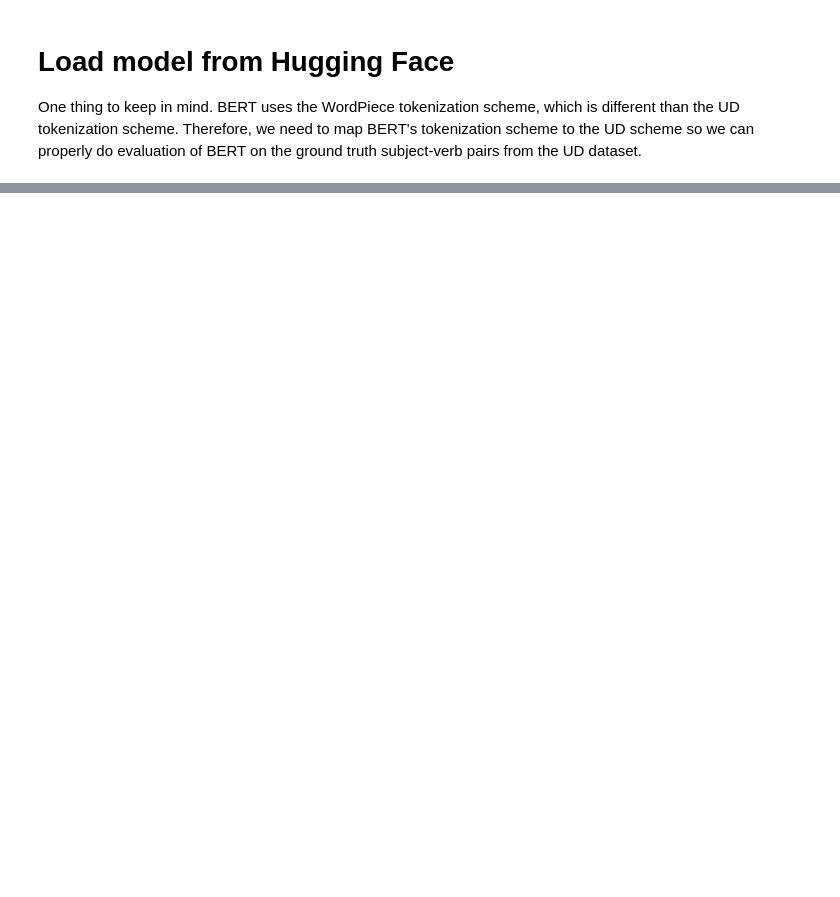
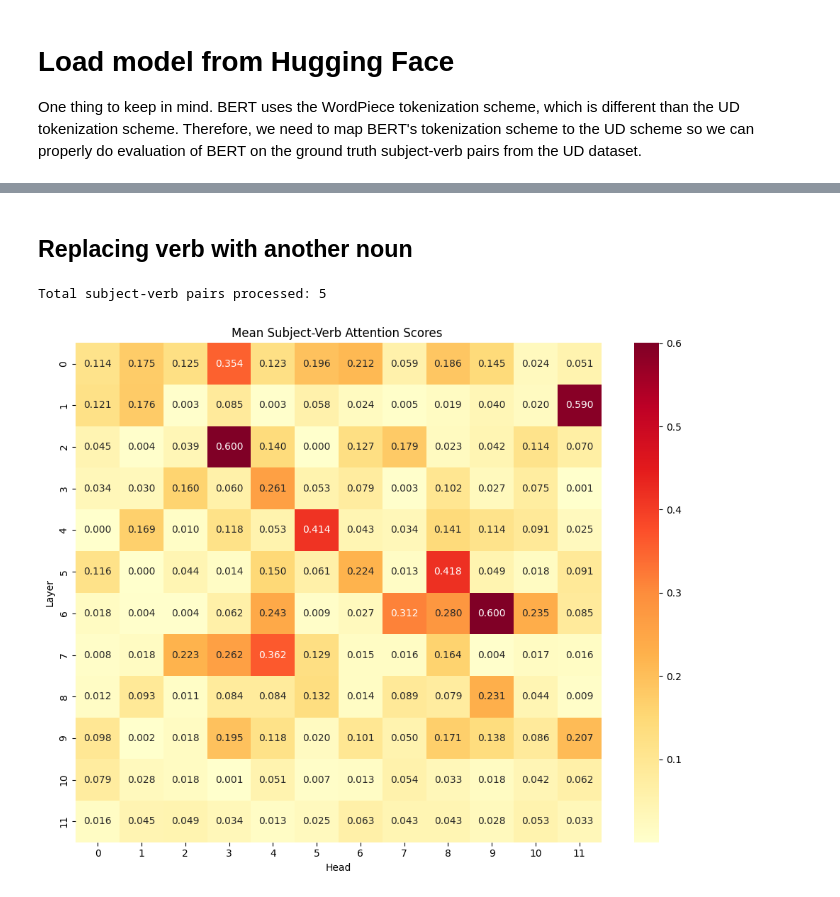
Before and after one commit to vulong2505/attention-visualizer, a Jupyter notebook: subject_verb_attention_analysis.ipynb, the cells around one changed output, grey strips where cells are left out. Drawn from its saved outputs; the diff is of its cells as text; code cells hidden in the pictures; blank space fills up the shorter version.

```diff
--- a/subject_verb_attention_analysis.ipynb
+++ b/subject_verb_attention_analysis.ipynb
@@ -217,0 +569,55 @@ Head 11: 0.004
+# %% [markdown]
+## Replacing verb with another noun
+# %%
+''' Replace verbs in custom sentence with a noun to see if the usual subject-verb dependency trend dissapears '''
+
+custom_sentences_verb_replacement_noun = [
+    {
+        'text': "Bob is car a company.",
+        'pairs': [(0, 2)]  # Subject: Bob (index 0) & Noun: car (index 2)
+    },
+    {
+        'text': "I bee to verb verbs",
+        'pairs': [(0, 1)]  # Subject: I (index 0) & Noun: bee (index 1)
+    },
+    {
+        'text': "Time panda when you're koala fun",
+        'pairs': [(0, 1), (3, 4)]  # Subject: Time (index 0) & Noun: panda (index 1); Subject: you (index 3) & Noun: koala (index 4)
+    },
+    {
+        'text': "The truth will pencil you free",
+        'pairs': [(1, 3)]  # Subject: truth (index 1) & Noun: pencil (index 3)
+    },
+    {
+        'text': "You computer the right to make a right turn",
+        'pairs': [(0, 1)]  # Subject: You (index 0) & Noun: computer (index 1)
+    }
+]
+
+# Create a new custom dataset in the format of the UD treebank
+dataset2_verb_replaced_with_noun = []
+for sentence_data in custom_sentences_verb_replacement_noun:
+    # Tokenize the sentence by splitting at whitespaces, which is how the UD treebank does it.
+    tokens = sentence_data['text'].split()
+
+    # Initialize deps as an unlabeled depedency list
+    deps = ['[("N/A", 0)]' for _ in tokens]
+
+    # Add subject-verb dependencies into deps, that's the only thing we're looking for
+    for subj_idx, verb_idx in sentence_data['pairs']:
+        deps[subj_idx] = f'[("nsubj", {verb_idx + 1})]' # verb_idx+1 because the UD treebank uses 1-based indexing
+
+    dataset2_verb_replaced_with_noun.append({
+        'tokens': tokens,
+        'deps': deps
+    })
+
+# Dict structure similar to original dataset, so we access the 'train' set using dataset2_verb_replaced_with_noun['train']
+dataset2_verb_replaced_with_noun = {'train': dataset2_verb_replaced_with_noun}
+
+# dataset2_verb_replaced_with_noun is prepared to be used
+results2_verb_replaced_with_noun = analyze_attention_patterns(dataset2_verb_replaced_with_noun, model, tokenizer, num_samples=5)
+plot_attention_analysis(results2_verb_replaced_with_noun)
+# %% [output]
+Total subject-verb pairs processed: 5
+[figure, added]
```
Also changed, not shown: parts of 27 cells of this notebook.
